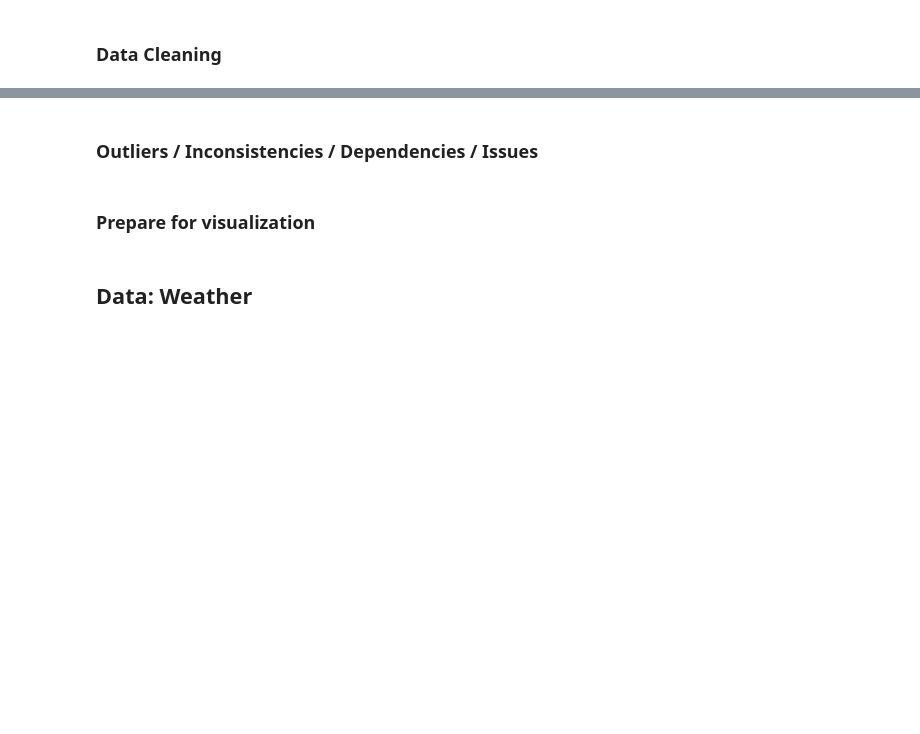
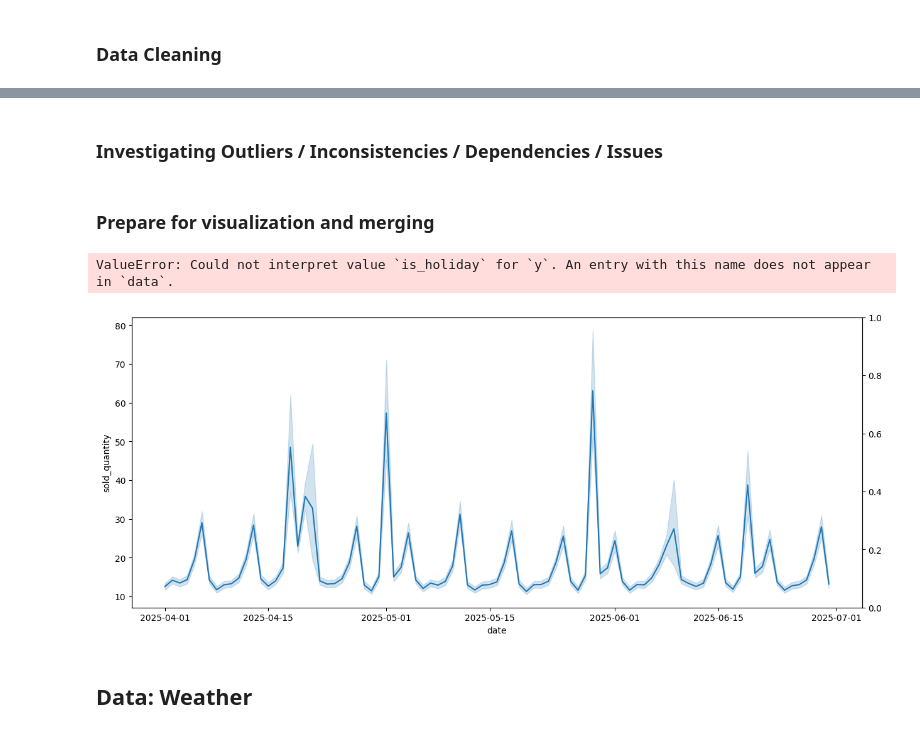
Before and after one commit to shuting-fish/food_prediction, a Jupyter notebook: visualization_marcel.ipynb, the cells around one changed output, grey strips where cells are left out. Drawn from its saved outputs; the diff is of its cells as text; code cells hidden in the pictures; blank space fills up the shorter version.

```diff
--- a/visualization_marcel.ipynb
+++ b/visualization_marcel.ipynb
@@ -97,7 +177,10 @@ print(f'{perc_lte_0:.1f} % of price column are 0 or below (2759 (0.4 %) rows bel
 ##!! price == NaN -> sold_quantity always 0 --> can we delete price NaN rows, since you cannnot sell anything w/out a price
 
 # price is not our target, so i would leave the rows in dataframe and replace missing values with 0
-sales['price'] = sales.price.fillna(0)
+#sales['price'] = sales.price.fillna(0)
+
+# removing NA in price
+sales = sales.dropna(subset=['price'])
 #display(sales.isna().sum())
 
 # no more missing values
@@ -400,2 +655,2 @@ xx
 # %% [markdown]
-### Outliers / Inconsistencies / Dependencies / Issues
+### __Investigating__ Outliers / Inconsistencies / Dependencies / Issues
@@ -402,5 +672,5 @@ xx
 # %% [markdown]
-### Prepare for visualization
+### Prepare for visualization and merging
 # %%
 # adding a is_holiday boolean variable
 
@@ -408,11 +685,5 @@ holidays['is_holiday'] = 1
 # %%
 # plotting sold_quantity per date and is_holiday
-
-
-# adding date fragments
-holidays['day_of_month'] = holidays.date.dt.day
-holidays['week'] = holidays.date.dt.isocalendar().week
-holidays
 
 # plot
 fig, ax = plt.subplots(1,1, figsize=(15,6))
@@ -420,30 +691,33 @@ fig, ax = plt.subplots(1,1, figsize=(15,6))
 sns.lineplot(sales, x='date', y='sold_quantity', label='sold_quantity', ax=ax, legend=False)
 
 # 2nd y-axis on the right
 ax2 = ax.twinx()
 sns.scatterplot(holidays, x='date', y='is_holiday', color='r',label='holiday', ax=ax2, legend=False)
 
 # getting labels of both axes
 lines, labels = ax.get_legend_handles_labels()
 lines2, labels2 = ax2.get_legend_handles_labels()
 plt.legend(lines + lines2, labels + labels2, loc='upper left')
 
 # all dates for grid
 all_dates = pd.date_range(start=min(holidays['date'].min(), sales['date'].min()),
                           end=max(holidays['date'].max(), sales['date'].max()),
                           freq='D')
 
 ax.set_xticks(all_dates[::15])
 ax.grid(True, which='both', axis='x', alpha=0.6)
 
 
 # additional lines per day
 for d in all_dates:
     ax.axvline(d, color='gray', linestyle='-', alpha=0.2, zorder=0)
 
 #ax.grid(True, alpha=0.6)
 plt.title('Sales per date per holidays')
 plt.xticks(rotation=65)
 ax2.set_yticks([])
 ax2.set_ylabel('')
 plt.show()
+# %% [output]
+ValueError: Could not interpret value `is_holiday` for `y`. An entry with this name does not appear in `data`.
+[figure, added]
```
Also changed, not shown: parts of 55 cells of this notebook, 1 other file.
